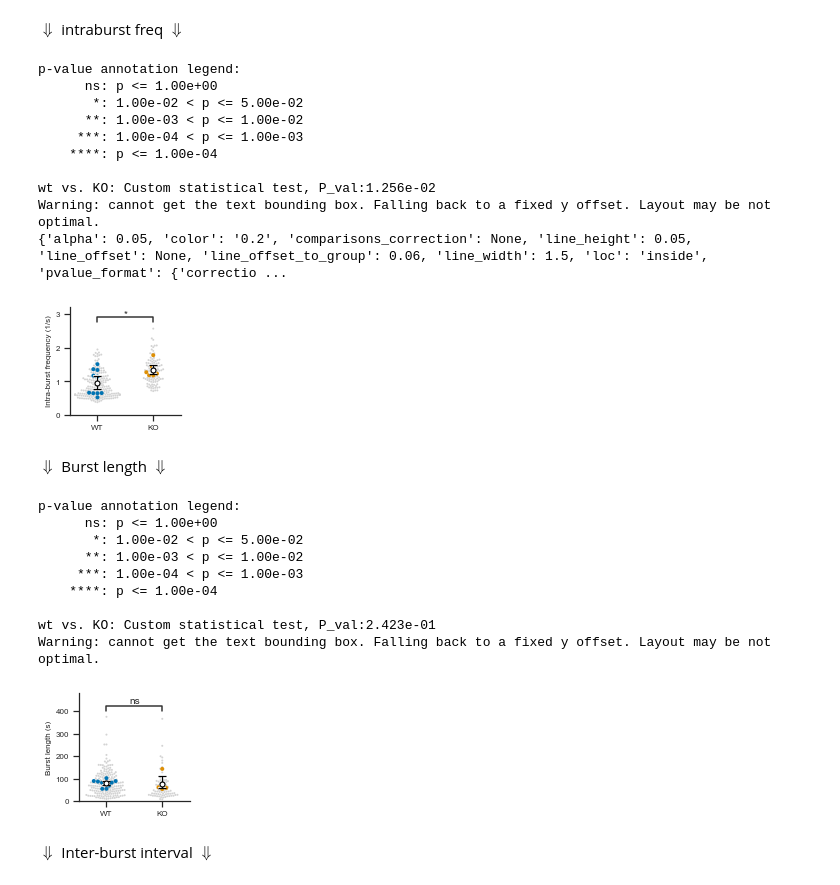
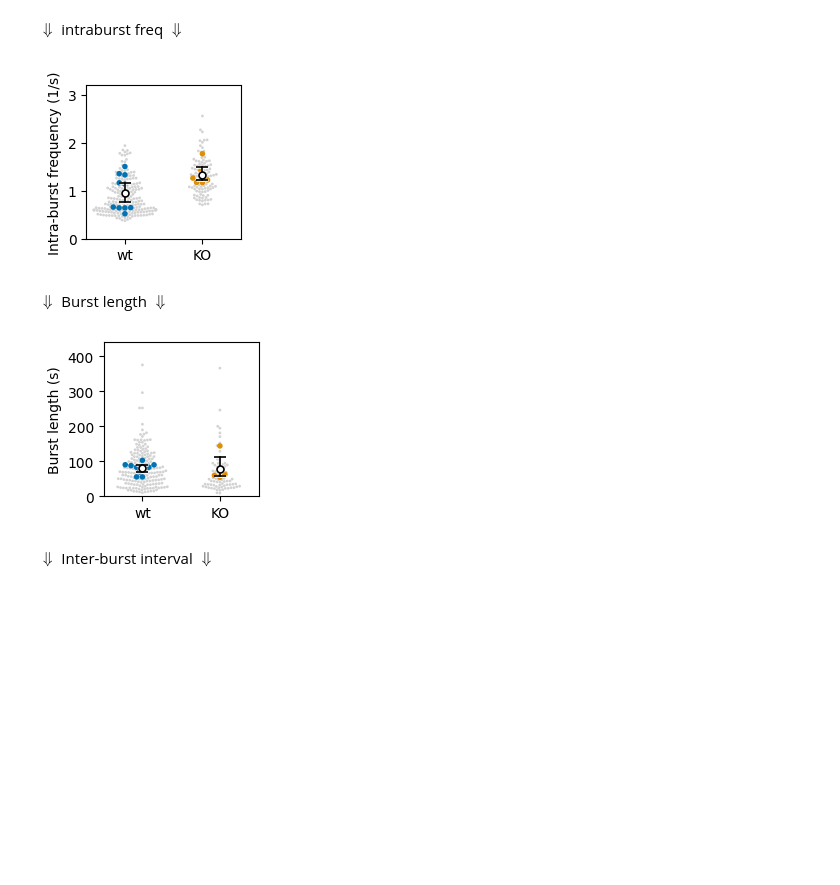
Before and after one commit to dhoangan/Cacna1hKO, a Jupyter notebook: Ang_K_Cal520/Cal_500ANG_analysis_activity_burstparam_7p5min_per_slice.ipynb, the cells around one changed output. Cells and saved outputs as stored; diff of their text form; code cells hidden in the pictures; blank space fills up the shorter version.

```diff
--- a/Ang_K_Cal520/Cal_500ANG_analysis_activity_burstparam_7p5min_per_slice.ipynb
+++ b/Ang_K_Cal520/Cal_500ANG_analysis_activity_burstparam_7p5min_per_slice.ipynb
@@ -1,33 +1,22 @@
 # %%
 import calim
-
 import matplotlib.pyplot as plt
-import matplotlib.patheffects as pe
-
 import seaborn as sns
 import pickle
 import pandas as pd
 import numpy as np
 from datetime import datetime
-from sklearn.cluster import DBSCAN
 import scipy
-from statannotations.Annotator import Annotator
-
 
 import sys
+import os
 from pathlib import Path
-module_path = str(Path.cwd().parents[1] / "custom_functs")
+module_path = os.path.abspath(os.path.join('..'))
 
 if module_path not in sys.path:
-    sys.path.append(module_path)
+    sys.path.append(module_path+"\\custom_functs")
 
 from modules import customfunctions as cf
-
-
-color_palette = sns.color_palette("colorblind")
-
-
-
 
 #styles for error and markers in sns.lineplot
 
@@ -657,7 +344,6 @@ $\Downarrow$ intraburst freq   $\Downarrow$
 # %%
 y = "intraburst_freq"
 data = df_per_slice.dropna(subset=[y]).query("f_count>5")
-pval = anova_intraburst
 
 fig, g = plt.subplots(figsize=(2, 2))
 
@@ -670,61 +356,39 @@ sns.swarmplot(x="genotype", y=y, data=data_act_corr.dropna(subset=[y]),
               hue="genotype", palette=("lightgrey", "lightgrey"),
                s=2, zorder=1)
 
 sns.lineplot(x="genotype", y=y, data=data, lw=0,
              errorbar=("ci",95),
              n_boot=n_boot, seed=seed,
              zorder=3,
              err_style="bars",
              err_kws=error_style_white,
              fillstyle="full",
              **filled_marker_style_white)
 
 sns.lineplot(x="genotype", y=y, data=data, lw=0,
              errorbar=("ci",95),
              n_boot=n_boot, seed=seed,
              zorder=10,
              err_style="bars",
              err_kws=error_style,
              fillstyle="full",
              **filled_marker_style)
 
 plt.ylim(0, 3.2)
 plt.xlim(-0.5, 1.5)
 
-g.set_xticklabels(["WT", "KO"])
 g.set_ylabel("Intra-burst frequency (1/s)")
 g.set_xlabel("")
 plt.legend([],[], frameon=False)
 
-annotator = Annotator(g, pairs, data=data, x="genotype", y=y, order=["wt", "KO"])
-#annotator.set_custom_annotations([f'p={anova_activity:.2e}'])
-annotator.set_pvalues([pval])
-annotator.configure(fontsize="10", line_height=0.05, text_offset=-2, loc="inside", use_fixed_offset=True)
-annotator.annotate()
-print(annotator.get_configuration())
-
-sns.despine()
-plt.savefig("plots/intra_burst_7p5_freq_per_slice.svg", bbox_inches="tight")
-plt.savefig("plots/intra_burst_7p5_freq_per_slice.png", dpi=300, bbox_inches="tight")
 plt.show()
 # %% [output]
-p-value annotation legend:
-      ns: p <= 1.00e+00
-       *: 1.00e-02 < p <= 5.00e-02
-      **: 1.00e-03 < p <= 1.00e-02
-     ***: 1.00e-04 < p <= 1.00e-03
-    ****: p <= 1.00e-04
-
-wt vs. KO: Custom statistical test, P_val:1.256e-02
-Warning: cannot get the text bounding box. Falling back to a fixed y offset. Layout may be not optimal.
-{'alpha': 0.05, 'color': '0.2', 'comparisons_correction': None, 'line_height': 0.05, 'line_offset': None, 'line_offset_to_group': 0.06, 'line_width': 1.5, 'loc': 'inside', 'pvalue_format': {'correctio ...
-[figure, old version]
+[figure, new version]
 # %% [markdown]
 $\Downarrow$ Burst length   $\Downarrow$
 # %%
 y = "burst_length"
 data = df_per_slice.dropna(subset=[y]).query("b_count>5")
-pval = anova_burst_length
 
 fig, g = plt.subplots(figsize=(2, 2))
 
@@ -761,34 +425,13 @@ plt.xlim(-0.5, 1.5)
 
 
 
-g.set_xticklabels(["WT", "KO"])
 g.set_ylabel("Burst length (s)")
 g.set_xlabel("")
 plt.legend([],[], frameon=False)
 
-annotator = Annotator(g, pairs, data=data, x="genotype", y=y, order=["wt", "KO"])
-#annotator.set_custom_annotations([f'p={anova_activity:.2e}'])
-annotator.set_pvalues([pval])
-annotator.configure(fontsize="10", line_height=0.05, text_offset=0, loc="inside", use_fixed_offset=True)
-annotator.annotate()
-#print(annotator.get_configuration())
-
-
-sns.despine()
-plt.savefig("plots/burst_length_7p5_swarm_paper.svg", bbox_inches="tight")
-plt.savefig("plots/burst_length_7p5_swarm_paper.png", dpi=300, bbox_inches="tight")
 plt.show()
 # %% [output]
-p-value annotation legend:
-      ns: p <= 1.00e+00
-       *: 1.00e-02 < p <= 5.00e-02
-      **: 1.00e-03 < p <= 1.00e-02
-     ***: 1.00e-04 < p <= 1.00e-03
-    ****: p <= 1.00e-04
-
-wt vs. KO: Custom statistical test, P_val:2.423e-01
-Warning: cannot get the text bounding box. Falling back to a fixed y offset. Layout may be not optimal.
-[figure, old version]
+[figure, new version]
 # %% [markdown]
 $\Downarrow$ Inter-burst interval  $\Downarrow$
 # %%
```
Also changed, not shown: parts of 26 cells of this notebook, 5 other files.
